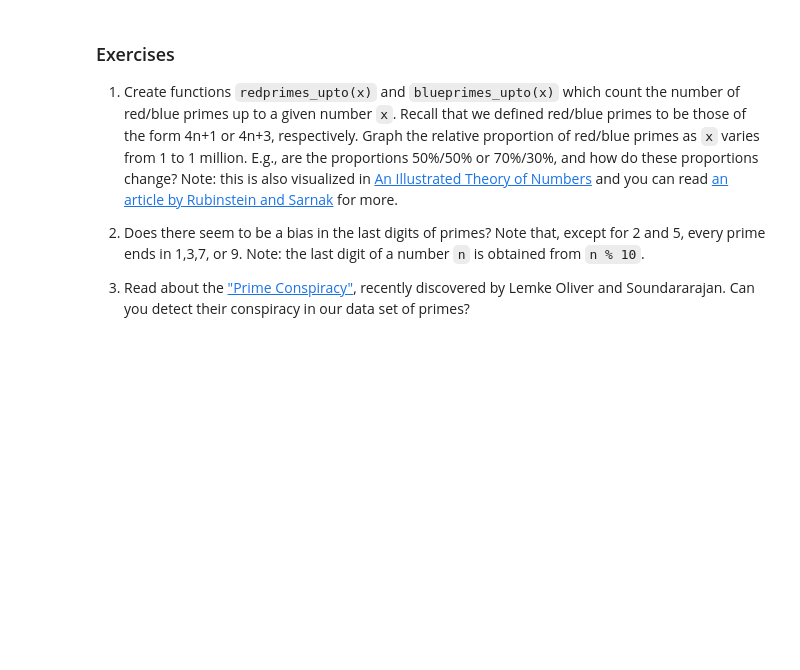
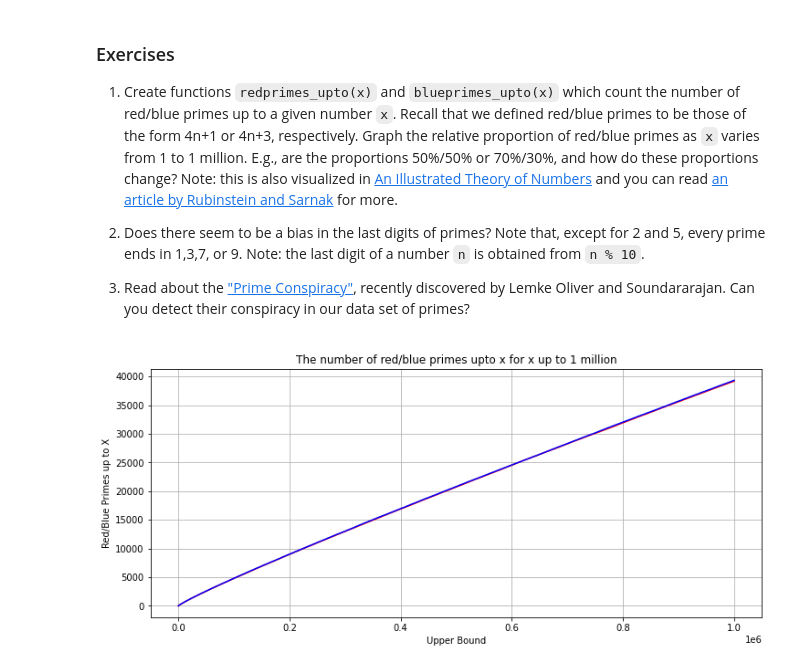
Before and after one commit to narneon/Math-152, a Jupyter notebook: P4M_Notebook3.ipynb, the cells around one changed output. Saved outputs shown, nothing was run; the diff lists cells and outputs as text; code cells hidden in the pictures; blank space fills up the shorter version.

```diff
--- a/P4M_Notebook3.ipynb
+++ b/P4M_Notebook3.ipynb
@@ -870,0 +1046,22 @@ Observe that gaps of 2 (twin primes) are pretty frequent.  There are over 8000 o
+# %%
+x_values = [1]
+reds = [0]
+blues = [0]
+for i in range(2,1000001):
+    x_values.append(i)
+    # instead of checking each number less than i just check that i is red/blue
+    # and increase the tally for the respective list
+    reds.append(int(i%4==1 and is_prime_fast(i))+reds[-1])
+    blues.append(int(i%4==3 and is_prime_fast(i))+blues[-1])
+
+%matplotlib inline
+plt.figure(figsize=(12, 5))
+plt.plot(x_values,reds, color='red')
+plt.plot(x_values,blues, color='blue')
+plt.grid(True)
+plt.xlabel('Upper Bound')
+plt.ylabel('Red/Blue Primes up to X')
+plt.title('The number of red/blue primes upto x for x up to 1 million')
+plt.show()
+# %% [output]
+[figure, added]
```
Also changed, not shown: parts of 85 cells of this notebook.
